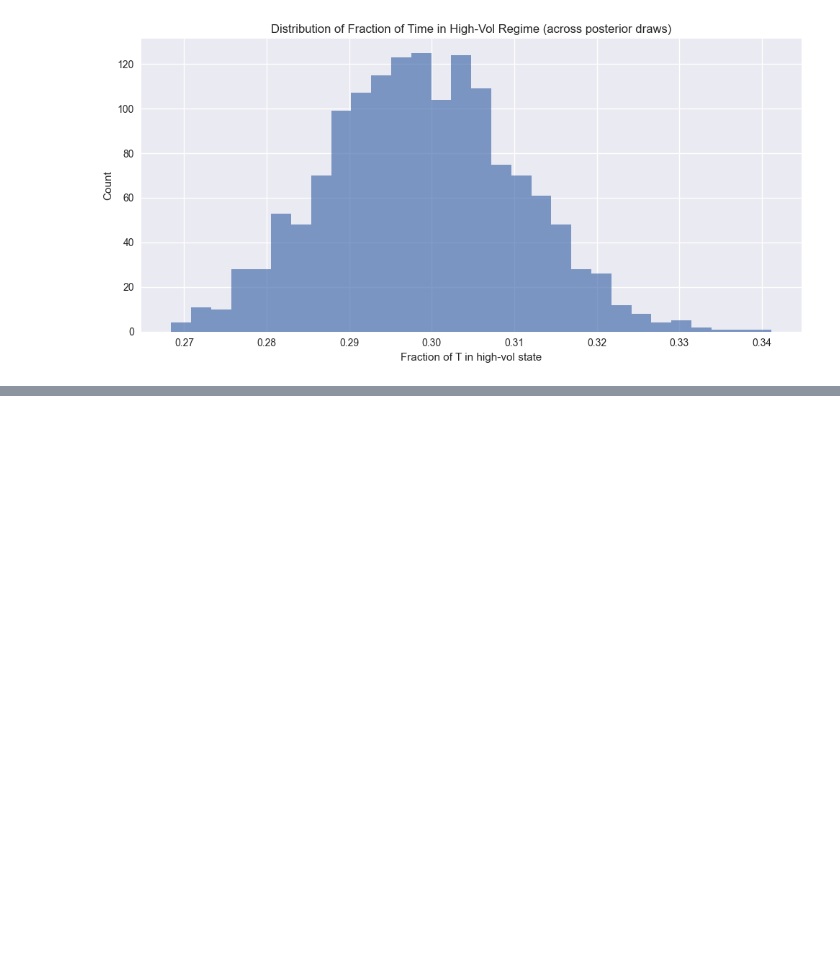
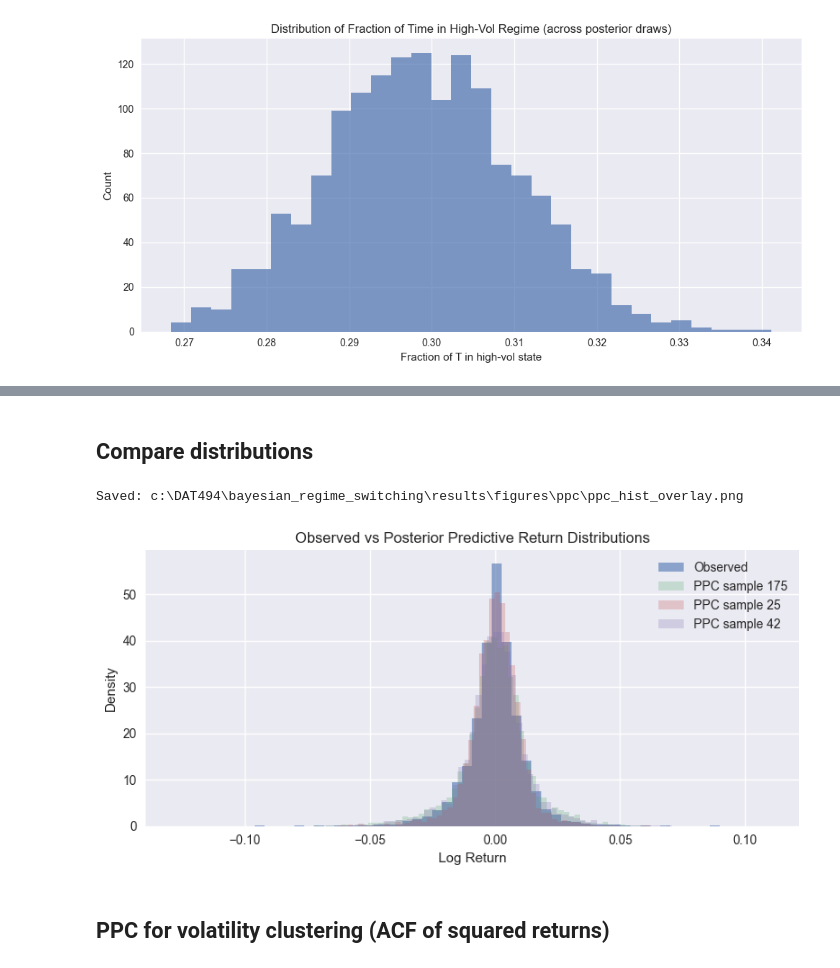
Before and after one commit to PranavPokar/bayesian_regime_switching, a Jupyter notebook: notebooks/03_bayesian_hmm_model.ipynb, the cells around one changed output, grey strips where cells are left out. Drawn from its saved outputs; the diff is of its cells as text; code cells hidden in the pictures; blank space fills up the shorter version.

Commit message:
Add posterior predictive checks for Bayesian HMM

```diff
--- a/notebooks/03_bayesian_hmm_model.ipynb
+++ b/notebooks/03_bayesian_hmm_model.ipynb
@@ -753,0 +849,15 @@ Saved histogram to: c:\DAT494\bayesian_regime_switching\results\figures\diagnost
+# %%
+ppc_returns = np.zeros((N_ppc, T))
+
+rng = np.random.default_rng(123)
+
+for m in range(N_ppc):
+    idx = rng.integers(0, N_post)        # choose a posterior draw
+    mus_m = mus_post[idx, :]
+    sigmas_m = sigmas_post[idx, :]
+    A_m = A_post[idx, :, :]
+
+    _, r_sim = simulate_hmm_path(T, mus_m, sigmas_m, A_m, random_state=rng)
+    ppc_returns[m, :] = r_sim
+
+ppc_returns.shape
@@ -753,0 +960,28 @@ Saved histogram to: c:\DAT494\bayesian_regime_switching\results\figures\diagnost
+# %% [markdown]
+## Compare distributions
+# %%
+fig, ax = plt.subplots(figsize=(8, 4))
+
+# Observed
+ax.hist(r, bins=60, density=True, alpha=0.6, label="Observed")
+
+# A few random PPC paths
+for m in rng.integers(0, N_ppc, size=3):
+    ax.hist(ppc_returns[m, :], bins=60, density=True, alpha=0.25, label=f"PPC sample {m}")
+
+ax.set_title("Observed vs Posterior Predictive Return Distributions")
+ax.set_xlabel("Log Return")
+ax.set_ylabel("Density")
+ax.legend()
+plt.tight_layout()
+
+save_path = os.path.join(ppc_fig_dir, "ppc_hist_overlay.png")
+fig.savefig(save_path, dpi=200)
+print("Saved:", save_path)
+
+plt.show()
+# %% [output]
+Saved: c:\DAT494\bayesian_regime_switching\results\figures\ppc\ppc_hist_overlay.png
+[figure, added]
+# %% [markdown]
+## PPC for volatility clustering (ACF of squared returns)
```
Also changed, not shown: parts of 18 cells of this notebook, 8 other files.
